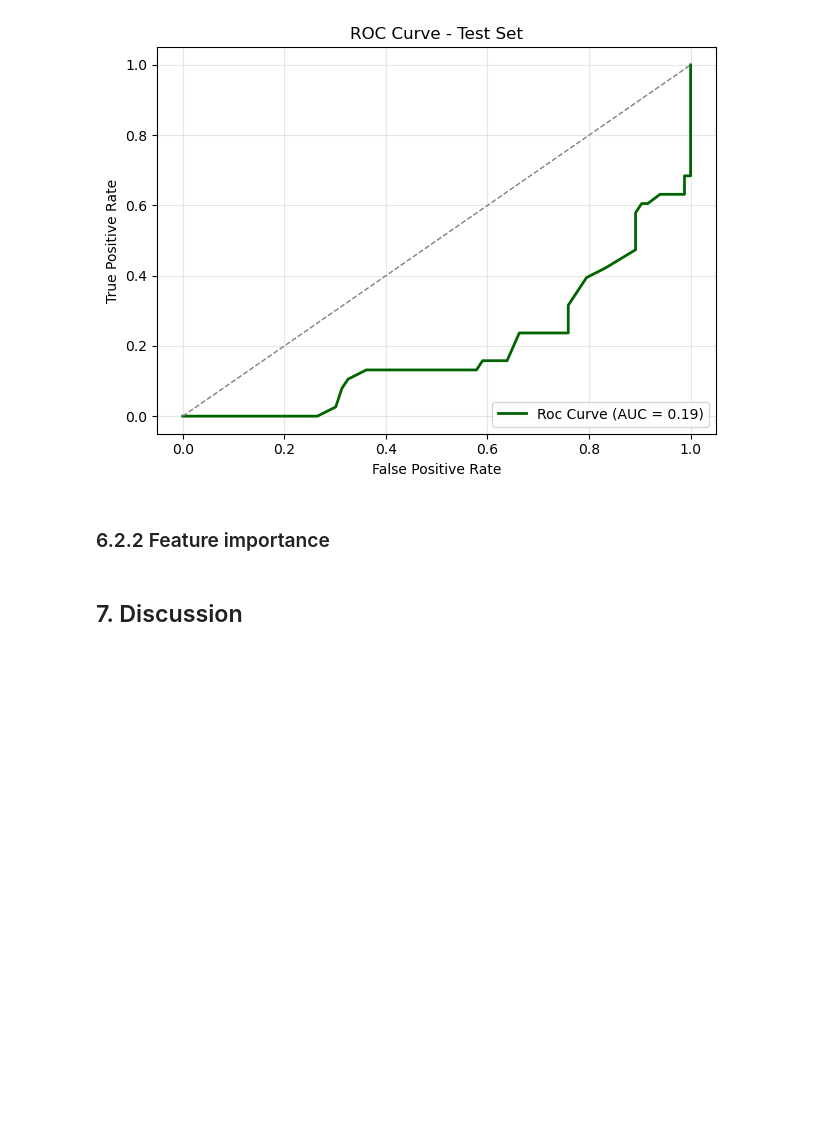
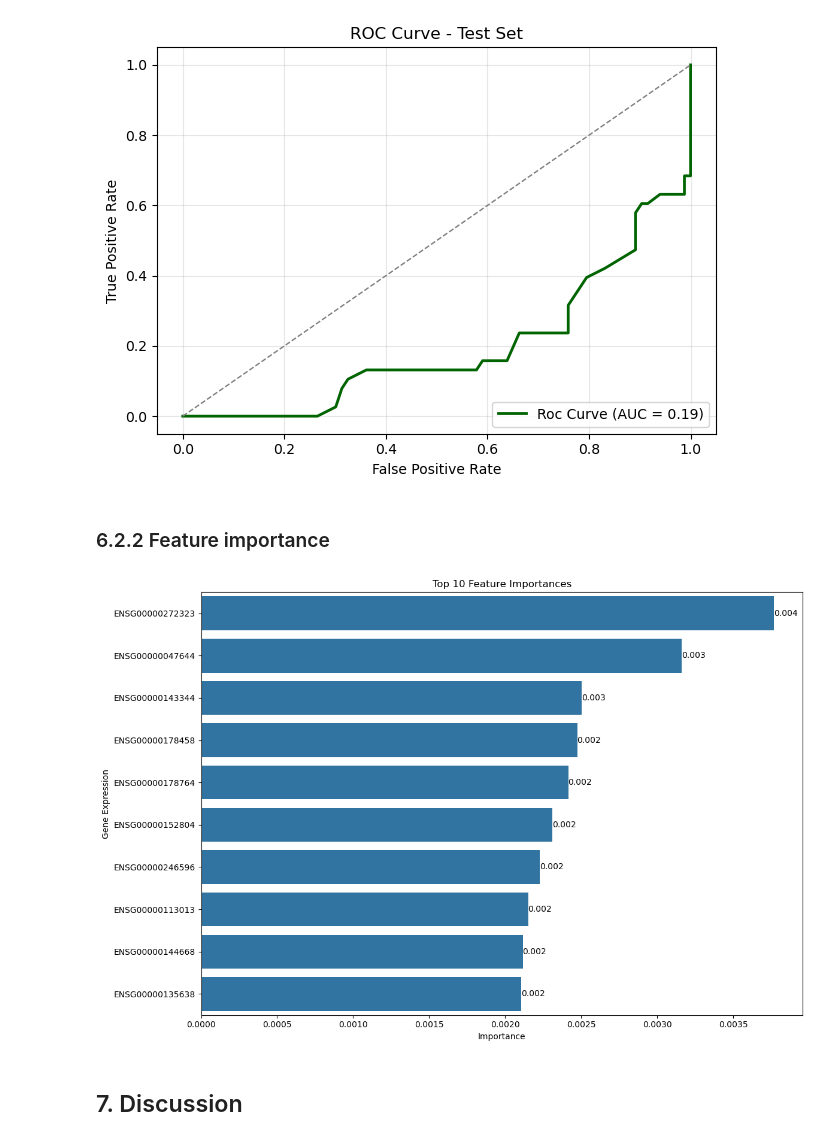
Before and after one commit to luludoaido/Dev_SAP, a Jupyter notebook: TM_1_RF_daSilvadoAido_Luana.ipynb, the cells around one changed output. Saved outputs shown, nothing was run; the diff lists cells and outputs as text; code cells hidden in the pictures; blank space fills up the shorter version.

```diff
--- a/TM_1_RF_daSilvadoAido_Luana.ipynb
+++ b/TM_1_RF_daSilvadoAido_Luana.ipynb
@@ -382,6 +397,36 @@ plt.show()
 [figure]
 # %% [markdown]
 ### 6.2.2 Feature importance
+# %%
+# Feature importance
+feature_importance_binary = pd.DataFrame({
+    "feature": X_test_var_binary.columns,
+    "importance": rfc_binary.feature_importances_
+}).sort_values("importance", ascending=False)
+
+
+top10_binary = feature_importance_binary.head(10)
+
+# Plot feature importance
+plt.figure(figsize=(12, 8))
+sns.barplot(data=feature_importance_binary.head(10), x="importance", y="feature", orient="h")
+plt.title("Top 10 Feature Importances")
+plt.xlabel("Importance")
+plt.ylabel("Gene Expression")
+
+for i, (imp, feat) in enumerate(zip(top10_binary["importance"], top10_binary["feature"])):
+    plt.text(
+        imp - 0.0002 * max(top10_binary["importance"]),
+        i,
+        f"{imp:.3f}",
+        va="center",
+        ha="left"
+    )
+
+plt.tight_layout()
+plt.show()
+# %% [output]
+[figure, added]
 # %% [markdown]
 ## 7. Discussion
 # %% [markdown]
```
Also changed, not shown: parts of 8 cells of this notebook.
